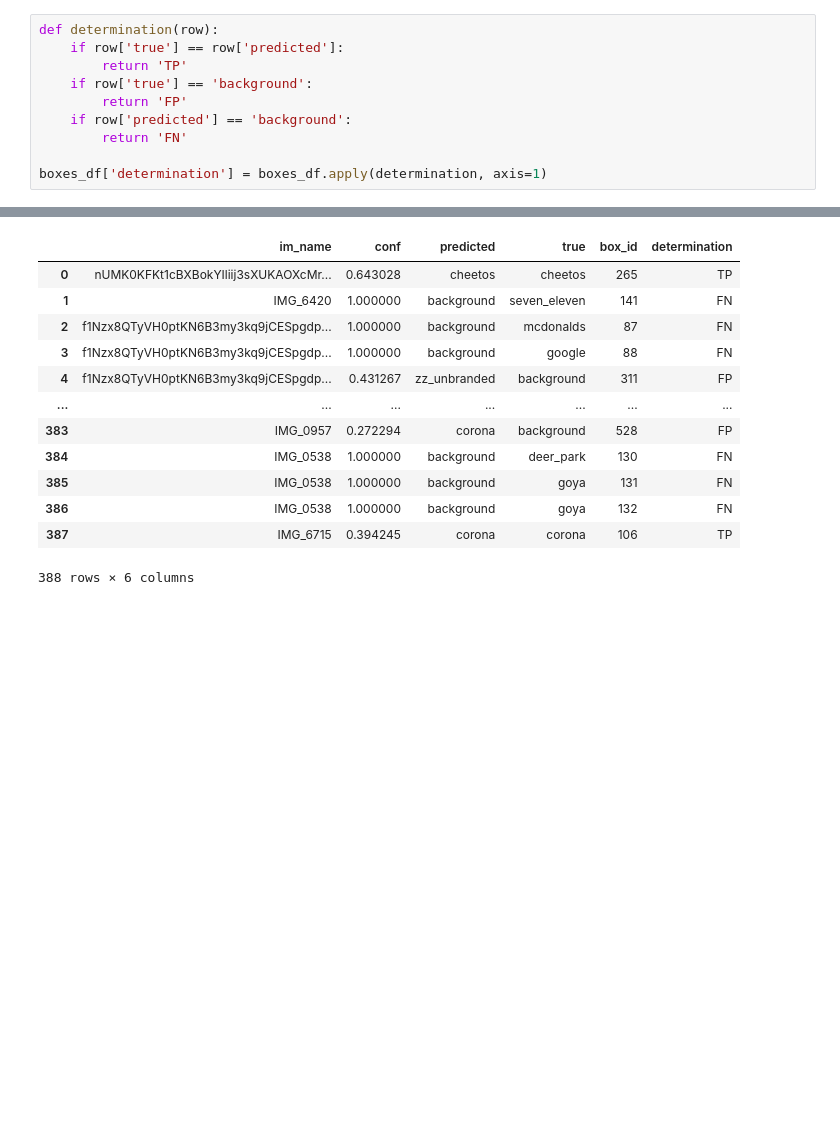
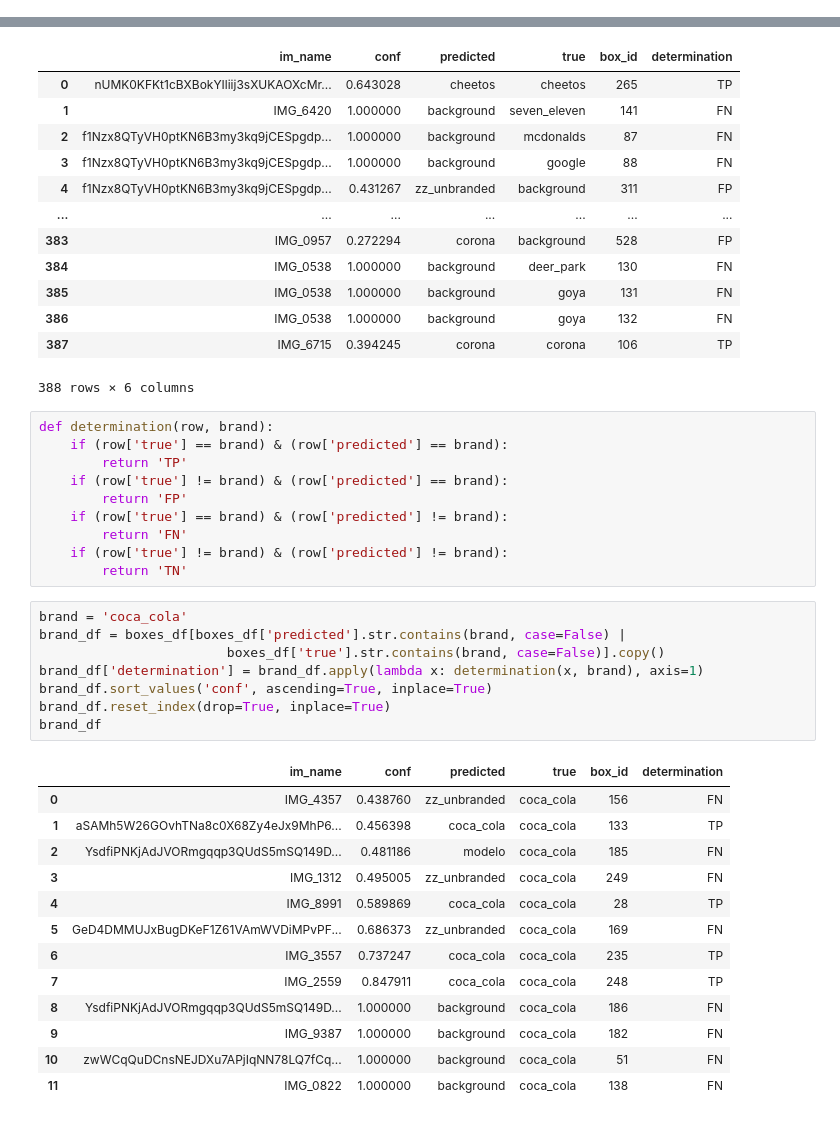
Before and after one commit to thriftypenguin/litter-imagery-brand-recognition, a Jupyter notebook: YOLO_EffNet/evaluate_the_model.ipynb, the cells around one changed output, grey strips where cells are left out. Drawn from its saved outputs; the diff is of its cells as text; blank space fills up the shorter version.

```diff
--- a/YOLO_EffNet/evaluate_the_model.ipynb
+++ b/YOLO_EffNet/evaluate_the_model.ipynb
@@ -340,16 +319,6 @@ boxes_df.head(30)
 | 29 | IMG_6727 | 0.704845 | zz_unbranded | background | 328 |
 # %%
 all_brands = set(boxes_df['predicted']).union(set(boxes_df['true']))
-# %%
-def determination(row):
-    if row['true'] == row['predicted']:
-        return 'TP'
-    if row['true'] == 'background':
-        return 'FP'
-    if row['predicted'] == 'background':
-        return 'FN'
-
-boxes_df['determination'] = boxes_df.apply(determination, axis=1)
 # %%
 boxes_df
 # %% [output]
@@ -366,3 +335,35 @@ boxes_df
 | 386 | IMG_0538 | 1.000000 | background | goya | 132 | FN |
 | 387 | IMG_6715 | 0.394245 | corona | corona | 106 | TP |
 388 rows × 6 columns
+# %%
+def determination(row, brand):
+    if (row['true'] == brand) & (row['predicted'] == brand):
+        return 'TP'
+    if (row['true'] != brand) & (row['predicted'] == brand):
+        return 'FP'
+    if (row['true'] == brand) & (row['predicted'] != brand):
+        return 'FN'
+    if (row['true'] != brand) & (row['predicted'] != brand):
+        return 'TN'
+# %%
+brand = 'coca_cola'
+brand_df = boxes_df[boxes_df['predicted'].str.contains(brand, case=False) |
+                        boxes_df['true'].str.contains(brand, case=False)].copy()
+brand_df['determination'] = brand_df.apply(lambda x: determination(x, brand), axis=1)
+brand_df.sort_values('conf', ascending=True, inplace=True)
+brand_df.reset_index(drop=True, inplace=True)
+brand_df
+# %% [output]
+|  | im_name | conf | predicted | true | box_id | determination |
+| 0 | IMG_4357 | 0.438760 | zz_unbranded | coca_cola | 156 | FN |
+| 1 | aSAMh5W26GOvhTNa8c0X68Zy4eJx9MhP6... | 0.456398 | coca_cola | coca_cola | 133 | TP |
+| 2 | YsdfiPNKjAdJVORmgqqp3QUdS5mSQ149D... | 0.481186 | modelo | coca_cola | 185 | FN |
+| 3 | IMG_1312 | 0.495005 | zz_unbranded | coca_cola | 249 | FN |
+| 4 | IMG_8991 | 0.589869 | coca_cola | coca_cola | 28 | TP |
+| 5 | GeD4DMMUJxBugDKeF1Z61VAmWVDiMPvPF... | 0.686373 | zz_unbranded | coca_cola | 169 | FN |
+| 6 | IMG_3557 | 0.737247 | coca_cola | coca_cola | 235 | TP |
+| 7 | IMG_2559 | 0.847911 | coca_cola | coca_cola | 248 | TP |
+| 8 | YsdfiPNKjAdJVORmgqqp3QUdS5mSQ149D... | 1.000000 | background | coca_cola | 186 | FN |
+| 9 | IMG_9387 | 1.000000 | background | coca_cola | 182 | FN |
+| 10 | zwWCqQuDCnsNEJDXu7APjIqNN78LQ7fCq... | 1.000000 | background | coca_cola | 51 | FN |
+| 11 | IMG_0822 | 1.000000 | background | coca_cola | 138 | FN |
```
Also changed, not shown: parts of 4 cells of this notebook.
